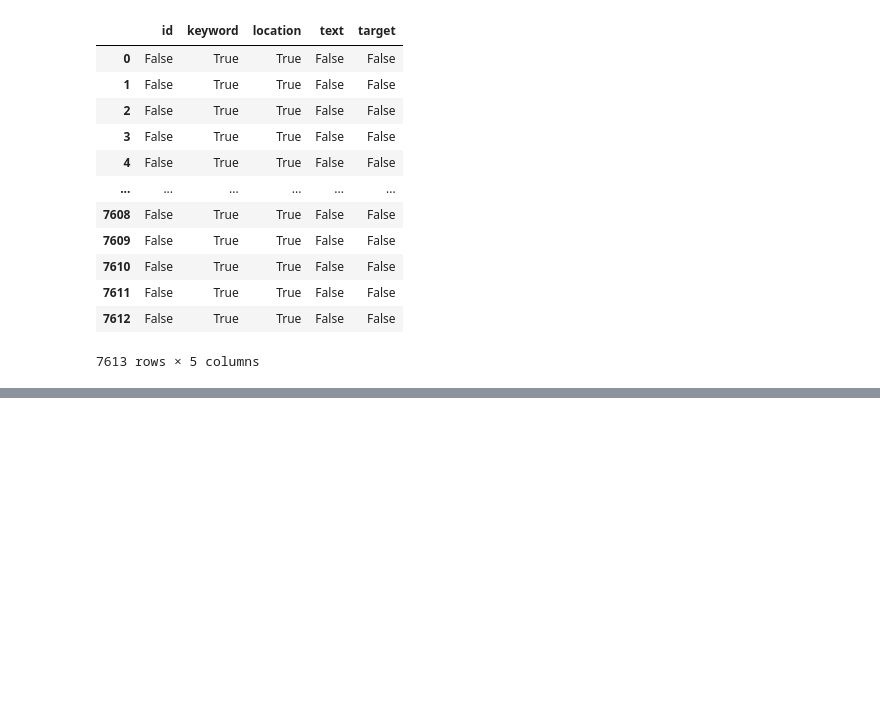
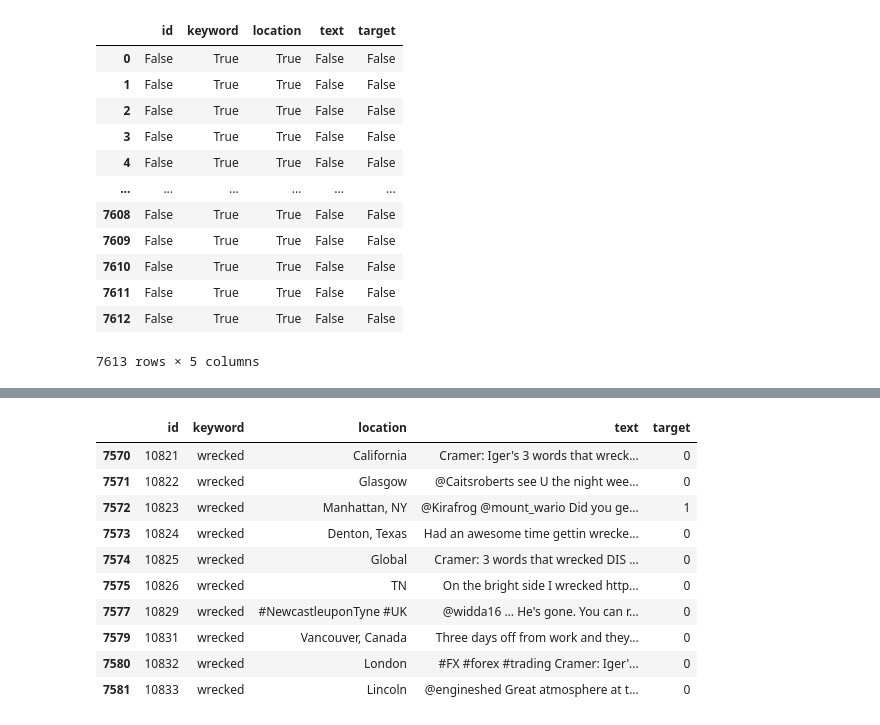
Before and after one commit to jdr98/JabaliSalvajeTP1, a Jupyter notebook: Copia_de_TP1_Jabali_Salvaje.ipynb, the cells around one changed output, grey strips where cells are left out. Cells and saved outputs as stored; diff of their text form; code cells hidden in the pictures; blank space fills up the shorter version.

```diff
--- a/Copia_de_TP1_Jabali_Salvaje.ipynb
+++ b/Copia_de_TP1_Jabali_Salvaje.ipynb
@@ -163,0 +185,14 @@ df.isnull()
+# %%
+df.tail(10)
+# %% [output]
+|  | id | keyword | location | text | target |
+| 7570 | 10821 | wrecked | California | Cramer: Iger's 3 words that wreck... | 0 |
+| 7571 | 10822 | wrecked | Glasgow | @Caitsroberts see U the night wee... | 0 |
+| 7572 | 10823 | wrecked | Manhattan, NY | @Kirafrog @mount_wario Did you ge... | 1 |
+| 7573 | 10824 | wrecked | Denton, Texas | Had an awesome time gettin wrecke... | 0 |
+| 7574 | 10825 | wrecked | Global | Cramer: 3 words that wrecked DIS ... | 0 |
+| 7575 | 10826 | wrecked | TN | On the bright side I wrecked http... | 0 |
+| 7577 | 10829 | wrecked | #NewcastleuponTyne #UK | @widda16 ... He's gone. You can r... | 0 |
+| 7579 | 10831 | wrecked | Vancouver, Canada | Three days off from work and they... | 0 |
+| 7580 | 10832 | wrecked | London | #FX #forex #trading Cramer: Iger'... | 0 |
+| 7581 | 10833 | wrecked | Lincoln | @engineshed Great atmosphere at t... | 0 |
```
Also changed, not shown: parts of 6 cells of this notebook.
